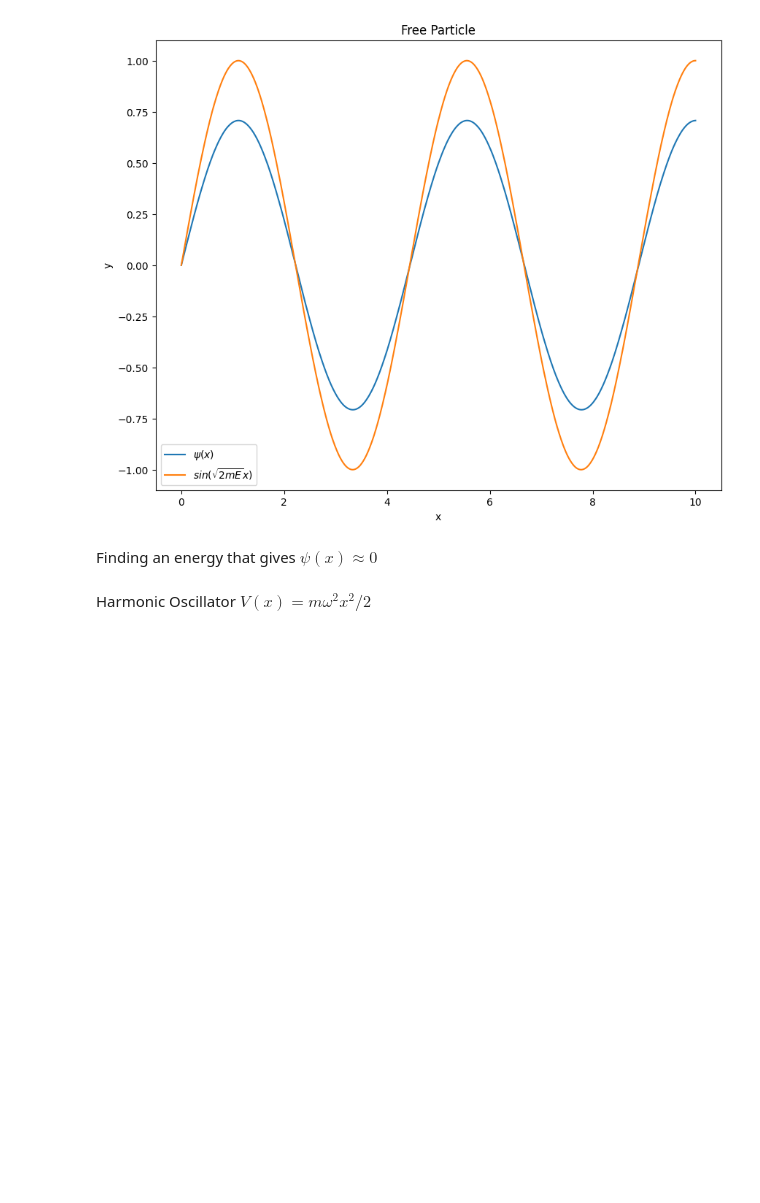
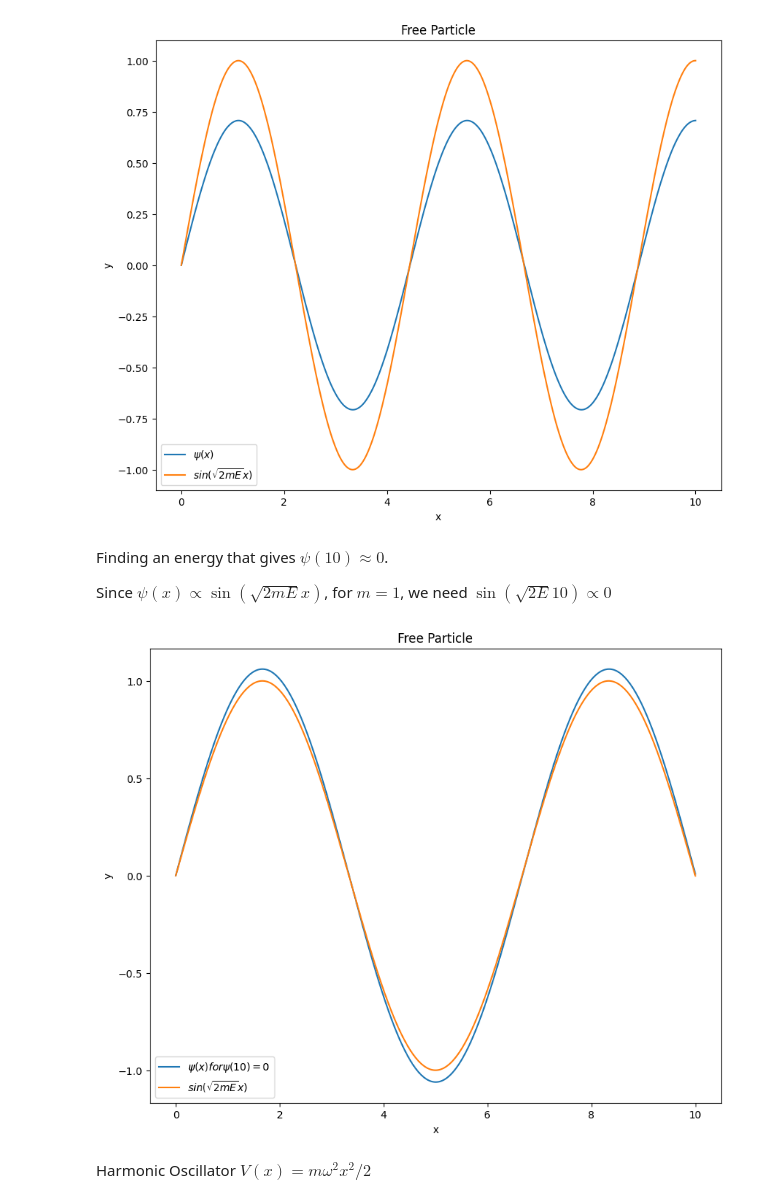
Before and after one commit to HannaKarwowska/HW2-Numerical-Methods, a Jupyter notebook: HW2.ipynb, the cells around one changed output. Drawn from its saved outputs; the diff is of its cells as text; code cells hidden in the pictures; blank space fills up the shorter version.

```diff
--- a/HW2.ipynb
+++ b/HW2.ipynb
@@ -98,8 +98,29 @@ plt.show()
 # %% [output]
 [figure]
 # %% [markdown]
-Finding an energy that gives $\psi(x) \approx 0$
+Finding an energy that gives $\psi(10) \approx 0$.
+
+Since $\psi(x) \propto \sin(\sqrt{2mE}x)$, for $m=1$, we need $\sin(\sqrt{2E}10) \propto 0$
 # %%
 #Finding the energy that gives psi(10) = 0
+
+m=1
+E2=np.sqrt(2)*np.pi /10
+psi_a = 0
+d_psi_a =1
+X2,dP2,P2 = RK4_solver(psi_a,d_psi_a,0,10,V1,E2,m)
+# %%
+fig,ax = plt.subplots(figsize=(10, 8))
+Y2 = np.sin(np.sqrt(2*E2) * X2)
+ax.plot(X2,P2, label = "$\psi(x) for \psi(10)=0$")
+ax.plot(X2,Y2, label = "$sin(\sqrt{{2mE}}x)$")
+ax.set_xlabel("x")
+ax.set_ylabel("y")
+ax.set_title("Free Particle")
+ax.legend()
+plt.savefig("free_particle_2.png")
+plt.show()
+# %% [output]
+[figure, added]
 # %% [markdown]
 Harmonic Oscillator $V(x)=m\omega^2 x^2/2 $
```
Also changed, not shown: parts of 1 cell of this notebook, 3 other files.
